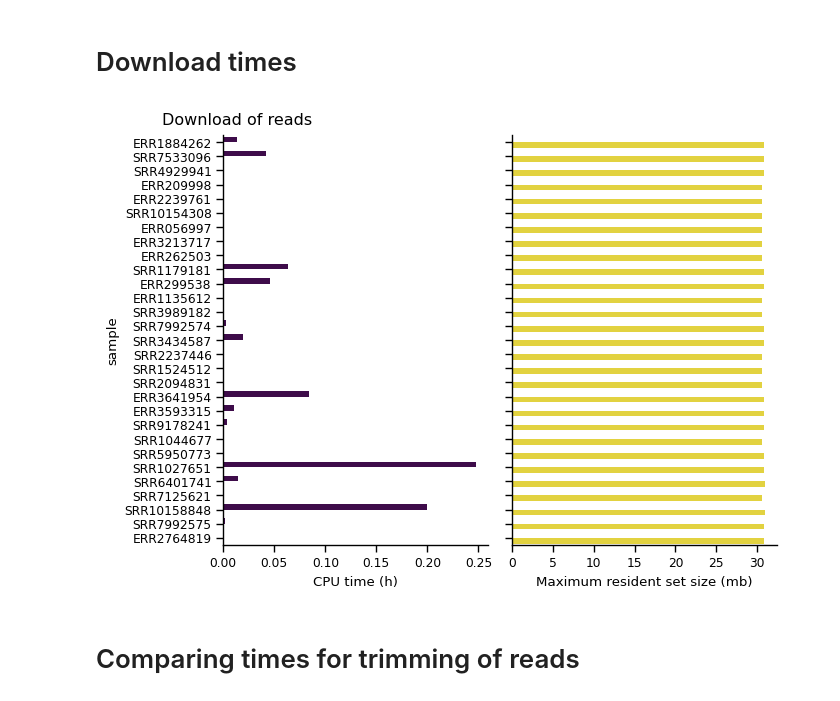
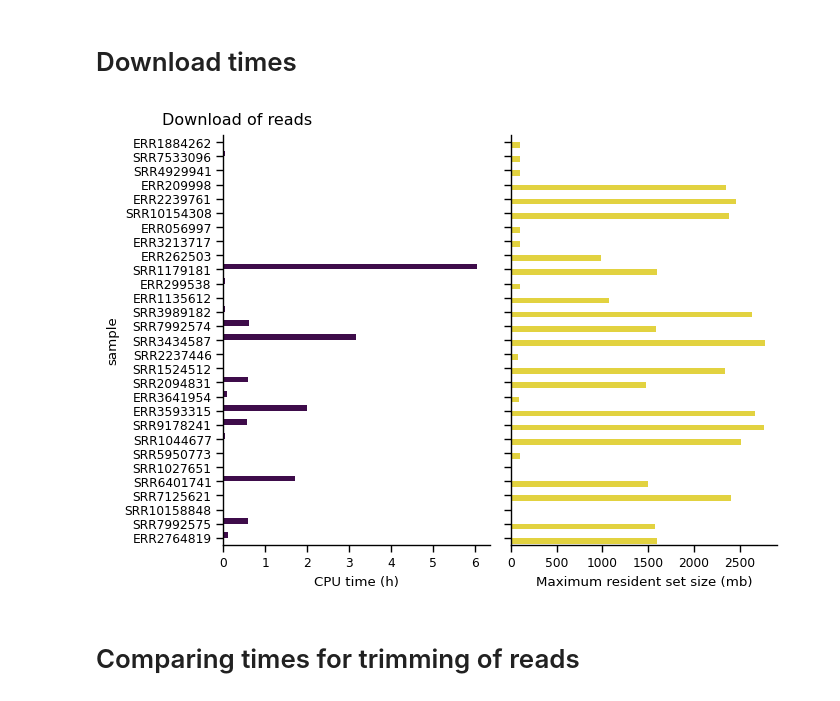
Before and after one commit to genomicepidemiology/argprofiler-paper-notebooks, a Jupyter notebook: Run_times.ipynb, the cells around one changed output. Cells and saved outputs as stored; diff of their text form; code cells hidden in the pictures.

```diff
--- a/Run_times.ipynb
+++ b/Run_times.ipynb
@@ -129,6 +129,7 @@ def get_cmap(labels, name='viridis'):
 dfs = {
     'zip': parse_time('data/AvA_benchmarking.times'),
     'final': parse_time('data/AvA_benchmarking_final.times'),
+    'fastq-dl': parse_time('data/AvA_fastqdl_benchmark.times')
 }
 # %%
 samples29 = [
@@ -192,26 +193,26 @@ figure_saver(fig=fig, prefix='figures/selected_benchmark_samples')
 # %%
 Palette = get_cmap(labels=['cpu_time_h', 'Maximum resident set size (mb)'])
 
 g = sns.catplot(
-    data = dfs['zip'].query("rule == 'raw_reads' & sample in @samples29").melt(id_vars=['sample'], value_vars=['cpu_time_h', 'Maximum resident set size (mb)']),
+    data = dfs['fastq-dl'].query("rule == 'raw_reads' & sample in @samples29").melt(id_vars=['sample'], value_vars=['cpu_time_h', 'Maximum resident set size (mb)']),
     x = 'value',
     y = 'sample',
     hue = 'variable',
     col = 'variable',
     kind='bar',
     sharex=False,
     palette=Palette,
     aspect=.7
 )
 g.set_titles("")
 xlabels = ['CPU time (h)', 'Maximum resident set size (mb)']
 for ax, xlabel in zip(g.axes.flatten(), xlabels):
     ax.set_xlabel(xlabel)
 
 g.fig.suptitle('Download of reads', horizontalalignment='left', x=0.1)
 figure_saver(fig=g.fig, prefix='figures/download_times')
 # %% [output]
-[figure, old version]
+[figure, new version]
 # %% [markdown]
 # Comparing times for trimming of reads
 # %% [markdown]
```
Also changed, not shown: parts of 7 cells of this notebook, 1 other file.
